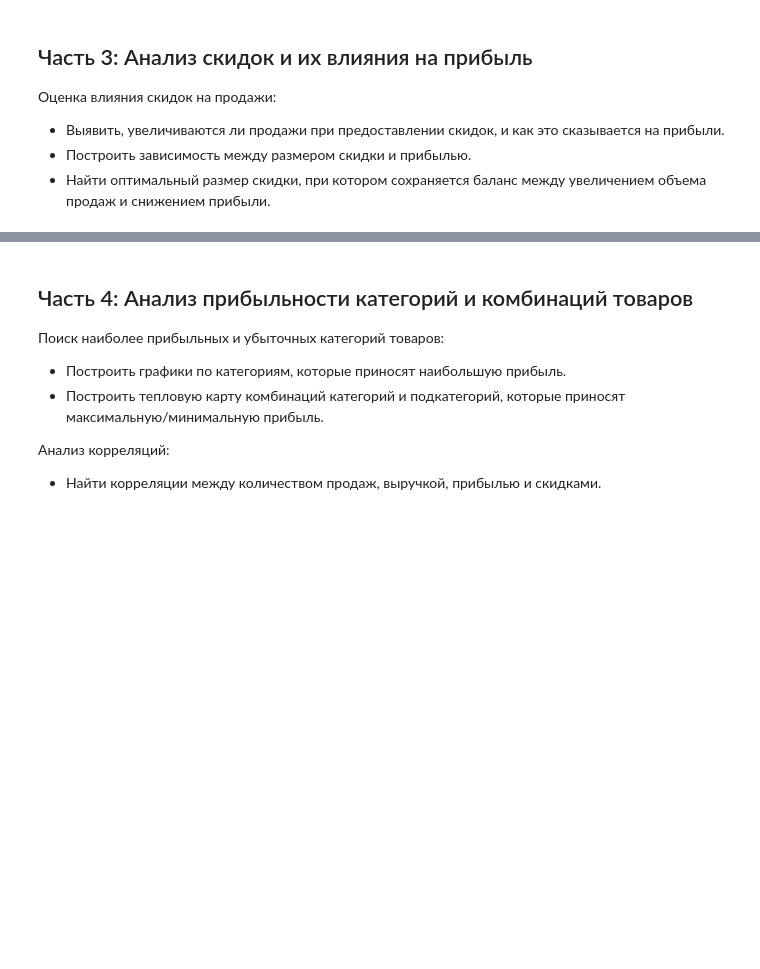
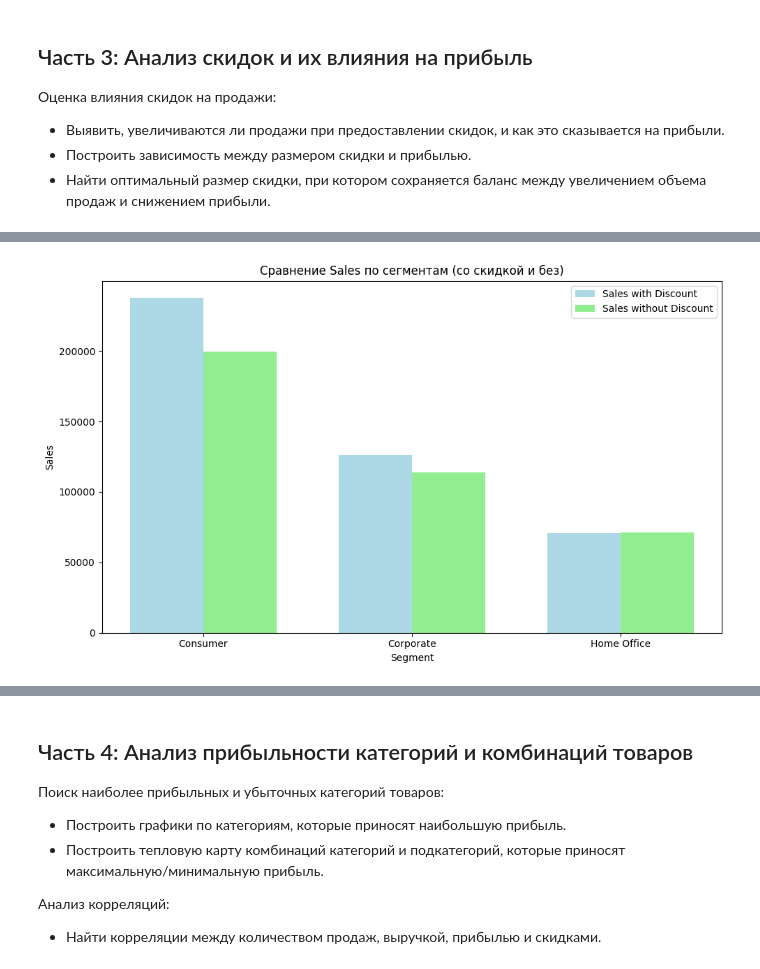
Before and after one commit to zyf2021/Sales-Data-Analysis, a Jupyter notebook: sales-data-analysis.ipynb, the cells around one changed output, grey strips where cells are left out. Drawn from its saved outputs; the diff is of its cells as text; code cells hidden in the pictures; blank space fills up the shorter version.

```diff
--- a/sales-data-analysis.ipynb
+++ b/sales-data-analysis.ipynb
@@ -620,0 +693,34 @@ See the caveats in the documentation: https://pandas.pydata.org/pandas-docs/stab
+# %%
+import numpy as np
+import matplotlib.pyplot as plt
+
+# Агрегирование данных для случаев со скидкой и без скидки
+data_with_discount = df[df['Discount'] != 0].groupby('Segment').agg({'Quantity': 'sum', 'Sales': 'sum'})
+data_without_discount = df[df['Discount'] == 0].groupby('Segment').agg({'Quantity': 'sum', 'Sales': 'sum'})
+
+# Задаем позиции для столбцов
+bar_width = 0.35  # Ширина столбца
+index = np.arange(len(data_with_discount))  # Индексы для столбцов
+
+# Создание графика
+fig, ax = plt.subplots(figsize=(10, 6))
+
+# Столбцы для случаев со скидкой
+bar1 = ax.bar(index, data_with_discount['Sales'], bar_width, label='Sales with Discount', color='lightblue')
+
+# Столбцы для случаев без скидки (с сдвигом на bar_width)
+bar2 = ax.bar(index + bar_width, data_without_discount['Sales'], bar_width, label='Sales without Discount', color='lightgreen')
+
+# Настройки графика
+ax.set_xlabel('Segment')
+ax.set_ylabel('Sales')
+ax.set_title('Сравнение Sales по сегментам (со скидкой и без)')
+ax.set_xticks(index + bar_width / 2)
+ax.set_xticklabels(data_with_discount.index)
+ax.legend()
+
+# Показать график
+plt.tight_layout()
+plt.show()
+# %% [output]
+[figure, added]
```
Also changed, not shown: parts of 38 cells of this notebook.
